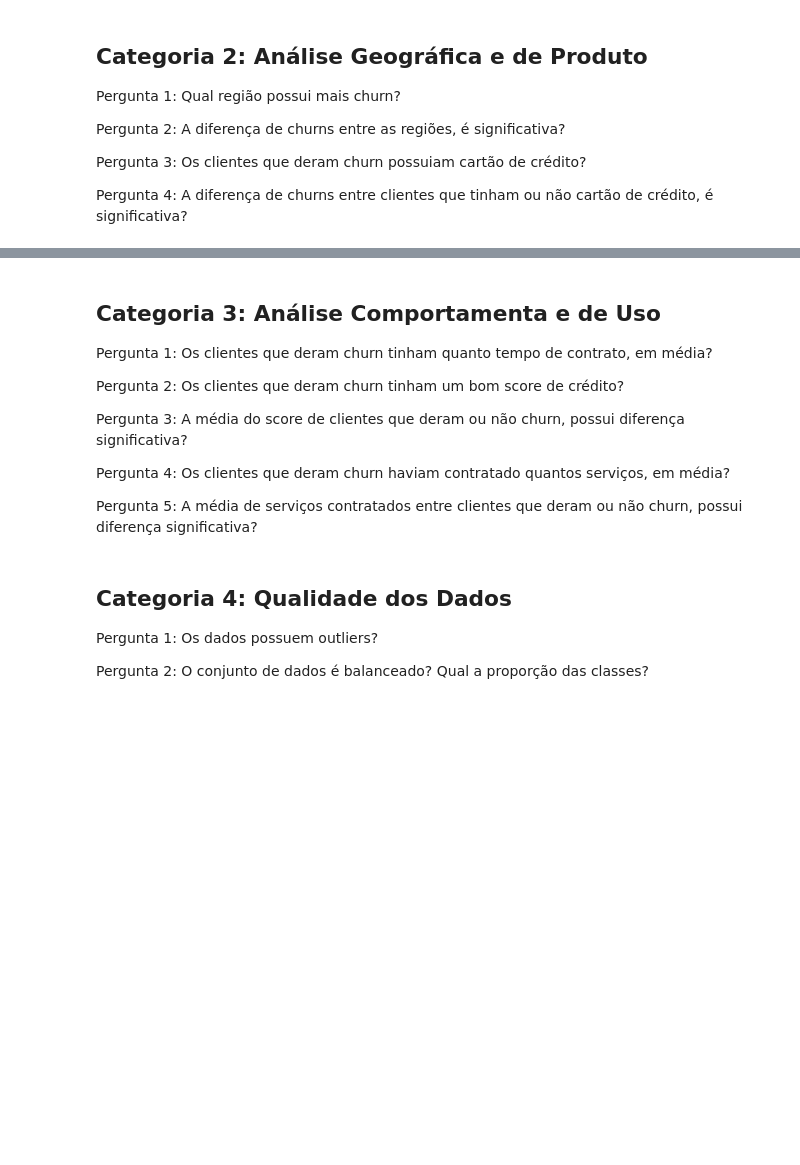
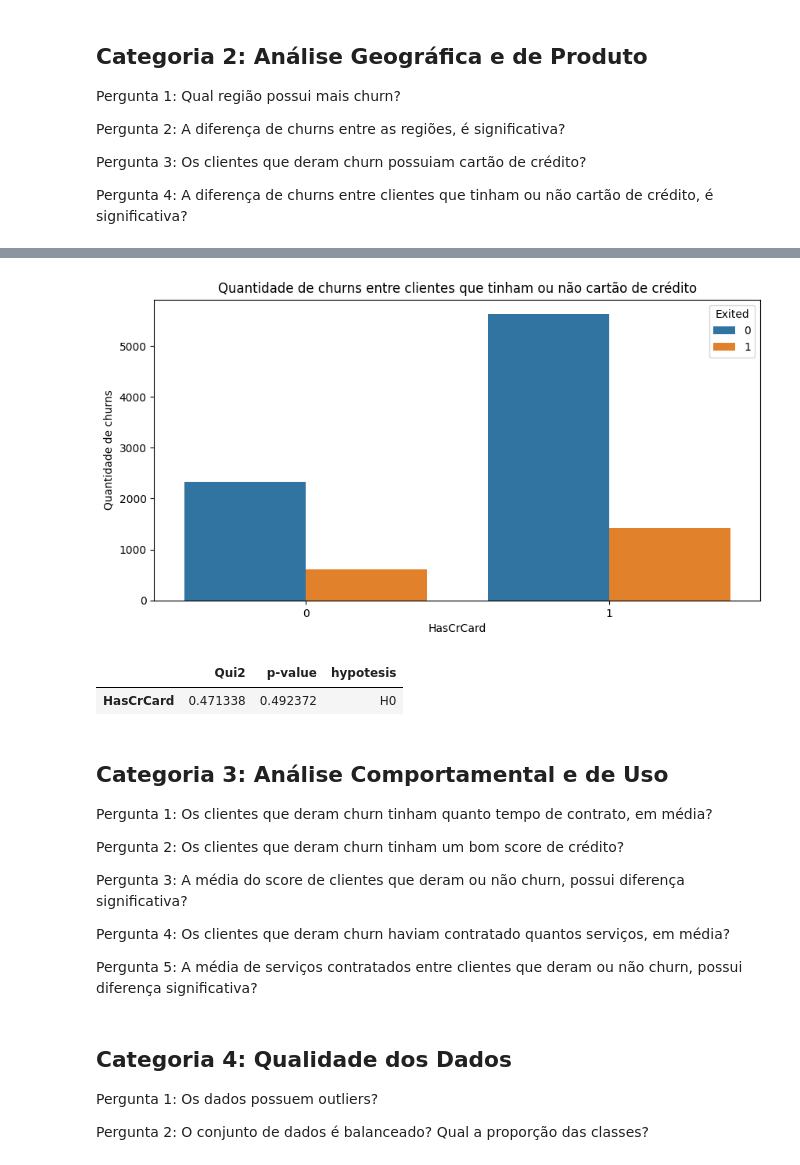
Before and after one commit to PedroMeerholz/churn-ml, a Jupyter notebook: notebooks/analysis.ipynb, the cells around one changed output, grey strips where cells are left out. Saved outputs shown, nothing was run; the diff lists cells and outputs as text; code cells hidden in the pictures; blank space fills up the shorter version.

Commit message:
feat: Análise da Categoria 2: Análise Geográfica e de Produto

```diff
--- a/notebooks/analysis.ipynb
+++ b/notebooks/analysis.ipynb
@@ -199,5 +206,19 @@ Pergunta 4: A diferença de churns entre clientes que tinham ou não cartão de
+# %%
+# Pergunta 3: Os clientes que deram churn possuiam cartão de crédito?
+countplot('Quantidade de churns entre clientes que tinham ou não cartão de crédito', df, 'HasCrCard', 'Exited')
+# %% [output]
+[figure, added]
+# %%
+# Pergunta 4: A diferença de churns entre clientes que tinham ou não cartão de crédito, é significativa?
+# H0 (Hipótese nula): Não existe associação entre Localização e Churn
+# H1: Existe associação entre Localização e Churn
+
+chi2(df, 'HasCrCard', alpha=0.05)
+# %% [output]
+|  | Qui2 | p-value | hypotesis |
+| HasCrCard | 0.471338 | 0.492372 | H0 |
 # %% [markdown]
-## Categoria 3: Análise Comportamenta e de Uso
+## Categoria 3: Análise Comportamental e de Uso
 
 Pergunta 1: Os clientes que deram churn tinham quanto tempo de contrato, em média?
 
```
Also changed, not shown: parts of 15 cells of this notebook.
